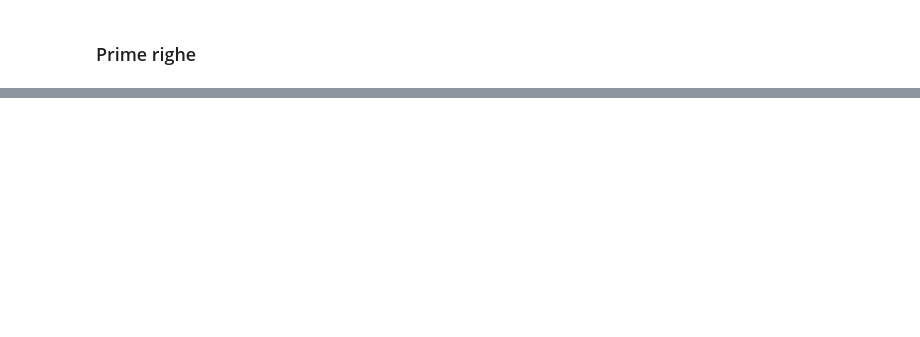
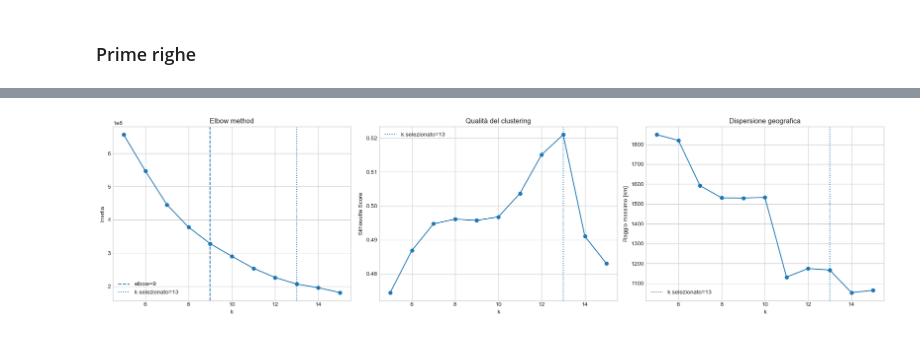
Before and after one commit to AleVassa00/continuum-simulator, a Jupyter notebook: notebooks/01_bme280_architecture_eda.ipynb, the cells around one changed output, grey strips where cells are left out. Saved outputs shown, nothing was run; the diff lists cells and outputs as text; code cells hidden in the pictures; blank space fills up the shorter version.

```diff
--- a/notebooks/01_bme280_architecture_eda.ipynb
+++ b/notebooks/01_bme280_architecture_eda.ipynb
@@ -1166,0 +397,8 @@ materialized_sample.to_frame('valore')
+# %%
+sensor_chunk_stats, scan_metadata = scan_sensor_dataset(
+    csv_path=CSV_PATH,
+    time_start=TIME_WINDOW_START,
+    time_end=TIME_WINDOW_END,
+    chunk_rows=SCAN_CHUNK_ROWS,
+    separator=CSV_SEPARATOR,
+)
@@ -1166,0 +659,8 @@ materialized_sample.to_frame('valore')
+# %%
+RANDOM_STATE = 42
+KMEANS_N_INIT = 20
+
+K_EDGE_MIN = 5
+K_EDGE_MAX = 15
+
+SECONDS_PER_DAY = 86_400
@@ -1166,0 +836,84 @@ materialized_sample.to_frame('valore')
+# %%
+fig, axes = plt.subplots(
+    1,
+    3,
+    figsize=(19, 5),
+)
+
+
+# Elbow
+axes[0].plot(
+    edge_k_metrics['k'],
+    edge_k_metrics['inertia'],
+    marker='o',
+)
+
+axes[0].axvline(
+    elbow_k,
+    linestyle='--',
+    label=f'elbow={elbow_k}',
+)
+
+axes[0].axvline(
+    selected_k_edge,
+    linestyle=':',
+    label=f'k selezionato={selected_k_edge}',
+)
+
+axes[0].set(
+    xlabel='k',
+    ylabel='Inertia',
+    title='Elbow method',
+)
+
+axes[0].legend()
+
+
+# Silhouette
+axes[1].plot(
+    edge_k_metrics['k'],
+    edge_k_metrics['silhouette'],
+    marker='o',
+)
+
+axes[1].axvline(
+    selected_k_edge,
+    linestyle=':',
+    label=f'k selezionato={selected_k_edge}',
+)
+
+axes[1].set(
+    xlabel='k',
+    ylabel='Silhouette Score',
+    title='Qualità del clustering',
+)
+
+axes[1].legend()
+
+
+# Dispersione geografica
+axes[2].plot(
+    edge_k_metrics['k'],
+    edge_k_metrics['max_radius_km'],
+    marker='o',
+)
+
+axes[2].axvline(
+    selected_k_edge,
+    linestyle=':',
+    label=f'k selezionato={selected_k_edge}',
+)
+
+axes[2].set(
+    xlabel='k',
+    ylabel='Raggio massimo [km]',
+    title='Dispersione geografica',
+)
+
+axes[2].legend()
+
+
+plt.tight_layout()
+plt.show()
+# %% [output]
+[figure, added]
```
Also changed, not shown: parts of 90 cells of this notebook, 15 other files.
